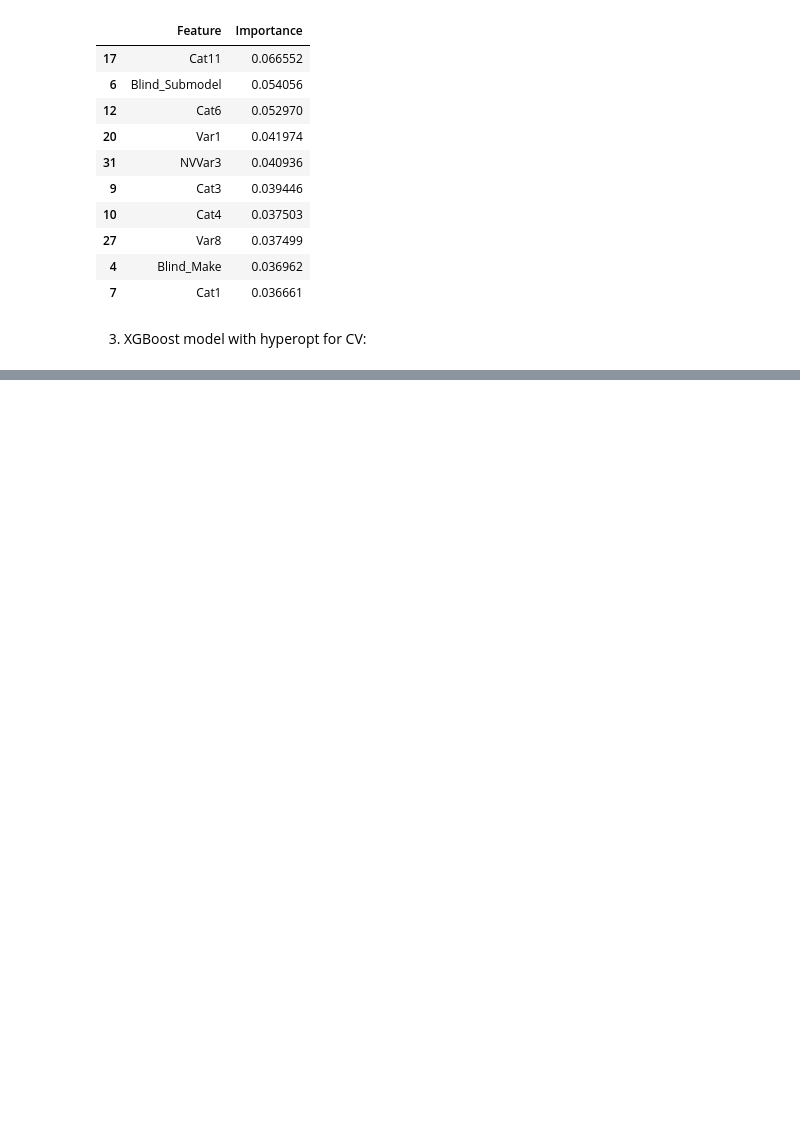
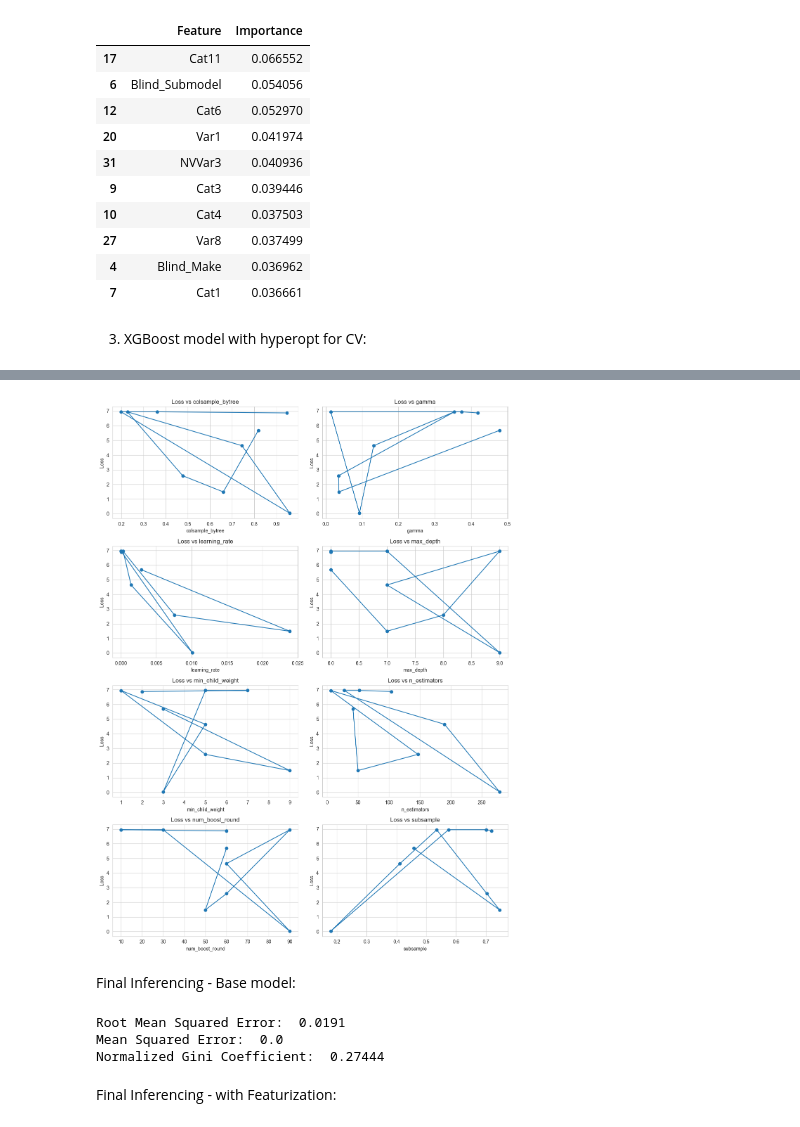
Before and after one commit to AnoopCA/Vehicle_Insurance_Claims_Prediction, a Jupyter notebook: Claims_Prediction.ipynb, the cells around one changed output, grey strips where cells are left out. Drawn from its saved outputs; the diff is of its cells as text; code cells hidden in the pictures; blank space fills up the shorter version.

Commit message:
Model updates

```diff
--- a/Claims_Prediction.ipynb
+++ b/Claims_Prediction.ipynb
@@ -566,18 +579,6 @@ Normalized Gini Coefficient:  0.07924
-# %%
-results = pd.DataFrame(trials.results)
-params_df = pd.DataFrame(trials.vals)
-
-results = pd.concat([results, params_df], axis=1)
-
-fig, axs = plt.subplots(nrows=len(space), figsize=(8, 6 * len(space)))
-for i, param in enumerate(space.keys()):
-    sns.histplot(data=results, x=param, ax=axs[i])
-    axs[i].set_title(f'Distribution of {param}')
-
-plt.figure(figsize=(8, 6))
-plt.plot(results.index, results['loss'], marker='o')
-plt.xlabel('Iteration')
-plt.ylabel('Negative Mean Squared Error')
-plt.title('Score vs. Iteration')
-
-plt.show()
+# %%
+results = pd.DataFrame(trials.results)
+params_df = pd.DataFrame(trials.vals)
+results = pd.concat([results, params_df], axis=1)
+results.drop('status', inplace=True, axis=1)
+results
@@ -583,0 +597,32 @@ plt.show()
+# %%
+Hyperparameters = results.columns.drop('loss')
+loss = results['loss']
+
+fig, axes = plt.subplots(nrows=4, ncols=2, figsize=(12, 16))
+axes = axes.flatten()
+
+for i, Hyperparameter in enumerate(Hyperparameters):
+    ax = axes[i]
+    ax.plot(results[Hyperparameter], loss, linestyle='-', marker='o')
+    ax.set_xlabel(Hyperparameter)
+    ax.set_ylabel('Loss')
+    ax.set_title(f'Loss vs {Hyperparameter}')
+    ax.grid(True)
+
+plt.tight_layout()
+plt.show()
+# %% [output]
+[figure, added]
+# %% [markdown]
+Final Inferencing - Base model:
+# %%
+xgb_model = joblib.load(r'D:\ML_Projects\Vehicle_Insurance_Claims_Prediction\models\xgb_model_hyperopt_5.pkl')
+
+xgb_pred = xgb_model.predict(x_test)
+print('Root Mean Squared Error: ', round(rmse(y_test, xgb_pred),4))
+print('Mean Squared Error: ', round(mse(y_test, xgb_pred),2))
+print('Normalized Gini Coefficient: ', round(gini_normalized(y_test, xgb_pred),5))
+# %% [output]
+Root Mean Squared Error:  0.0191
+Mean Squared Error:  0.0
+Normalized Gini Coefficient:  0.27444
@@ -583,0 +632,2 @@ plt.show()
+# %% [markdown]
+Final Inferencing - with Featurization:
```
Also changed, not shown: parts of 67 cells of this notebook.
